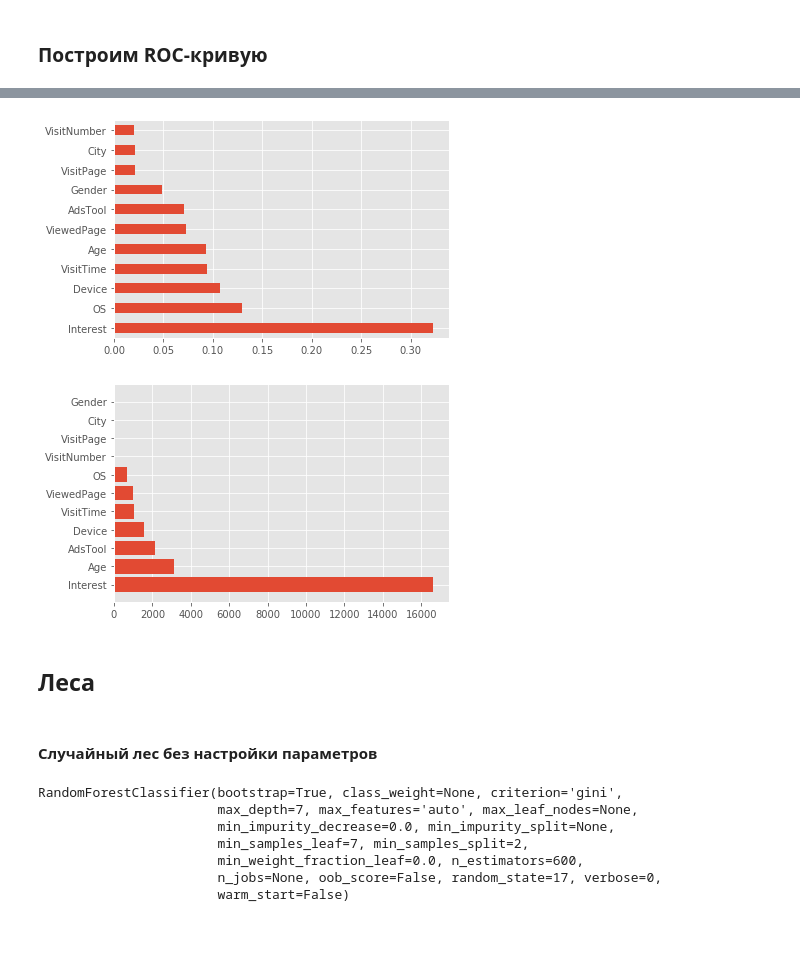
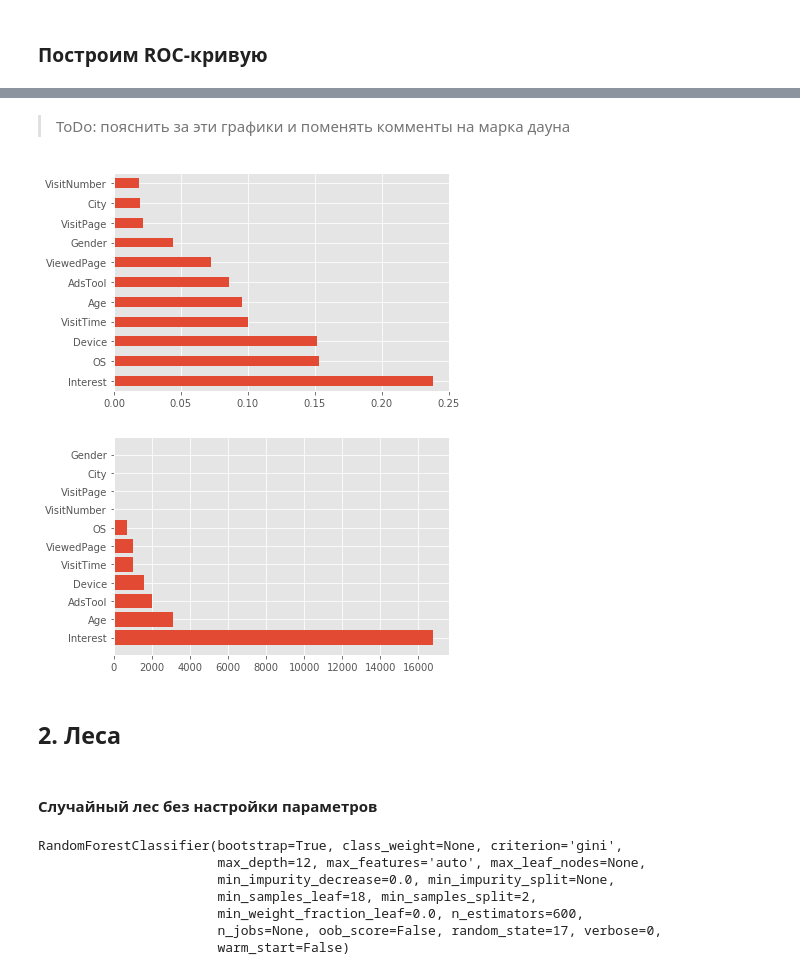
Before and after one commit to VeronikaSotskova/data_analysys, a Jupyter notebook: project/ONLINE_ADS_PROJECT.ipynb, the cells around one changed output, grey strips where cells are left out. Drawn from its saved outputs; the diff is of its cells as text; code cells hidden in the pictures; blank space fills up the shorter version.

Commit message:
update project, add other models

```diff
--- a/project/ONLINE_ADS_PROJECT.ipynb
+++ b/project/ONLINE_ADS_PROJECT.ipynb
@@ -165,8 +221,8 @@ print('Результат на тестовой выборке: ', tree.score(X_
 # %% [markdown]
 > **Подбор лучших параметров**
 # %%
-tree_params = {'max_depth': list(range(1,8)),
-               'min_samples_leaf': list(range(1,8)),
+tree_params = {'max_depth': list(range(1,15)),
+               'min_samples_leaf': list(range(1,19)),
                'criterion': ('entropy','gini')}
 
 tree_grid = GridSearchCV(tree, tree_params,
@@ -208,8 +269,8 @@ tree_grid.best_score_
 # %% [markdown]
 **Попробуем увеличить значения параметров и убедимся, что лучшие параметры найдены верно**
 # %%
-tree_params2 = {'max_depth': list(range(7,15)),
-               'min_samples_leaf': list(range(7,15)),
+tree_params2 = {'max_depth': list(range(12,20)),
+               'min_samples_leaf': list(range(18,24)),
                'criterion': ('entropy','gini')}
 
 tree_grid2 = GridSearchCV(tree, tree_params2,
@@ -251,7 +311,7 @@ tree_grid2.best_score_
 # %% [markdown]
 **Построим дерево по найденным параметрам**
 # %%
-tree2=DecisionTreeClassifier(max_depth=7,criterion='gini', min_samples_leaf=7)
+tree2=DecisionTreeClassifier(max_depth=12,criterion='entropy', min_samples_leaf=18)
 tree2.fit(X_train, y_train)
 dotfile = open(r'OnlineAds_tree.dot', 'w')
 
@@ -325,14 +347,16 @@ plt.show()
+# %% [markdown]
+> ToDo: пояснить за эти графики и поменять комменты на марка дауна
 # %%
 # используйте встроенный класс feature_importances древовидных классификаторов
 # построить график важности объектов для лучшей визуализации
-model = ExtraTreesClassifier()
-model.fit(X_train, y_train)
-feat_importances = pd.Series(model.feature_importances_, index=X_train.columns)
+extra_tree = ExtraTreesClassifier()
+extra_tree.fit(X_train, y_train)
+feat_importances = pd.Series(extra_tree.feature_importances_, index=X_train.columns)
 feat_importances.nlargest(11).plot(kind='barh')
 plt.show()
 plt.close()
 # %% [output]
-[figure, old version]
+[figure, new version]
 # %%
 best_features = SelectKBest(score_func=chi2, k=10)
 
@@ -360,19 +384,19 @@ plt.yticks(ind, y_stickers)
 plt.show()
 plt.close()
 # %% [output]
-[figure, old version]
+[figure, new version]
 # %% [markdown]
-## Леса
+## 2. Леса
 # %% [markdown]
 #### Случайный лес без настройки параметров
 # %%
-first_forest = RandomForestClassifier(random_state=17,n_estimators=600, max_depth=7, min_samples_leaf=7)
+first_forest = RandomForestClassifier(random_state=17,n_estimators=600, max_depth=12, min_samples_leaf=18)
 first_forest.fit(X_train, y_train)
 # %% [output]
 RandomForestClassifier(bootstrap=True, class_weight=None, criterion='gini',
-                       max_depth=7, max_features='auto', max_leaf_nodes=None,
+                       max_depth=12, max_features='auto', max_leaf_nodes=None,
                        min_impurity_decrease=0.0, min_impurity_split=None,
-                       min_samples_leaf=7, min_samples_split=2,
+                       min_samples_leaf=18, min_samples_split=2,
                        min_weight_fraction_leaf=0.0, n_estimators=600,
                        n_jobs=None, oob_score=False, random_state=17, verbose=0,
                        warm_start=False)
```
Also changed, not shown: parts of 67 cells of this notebook, 2 other files.
